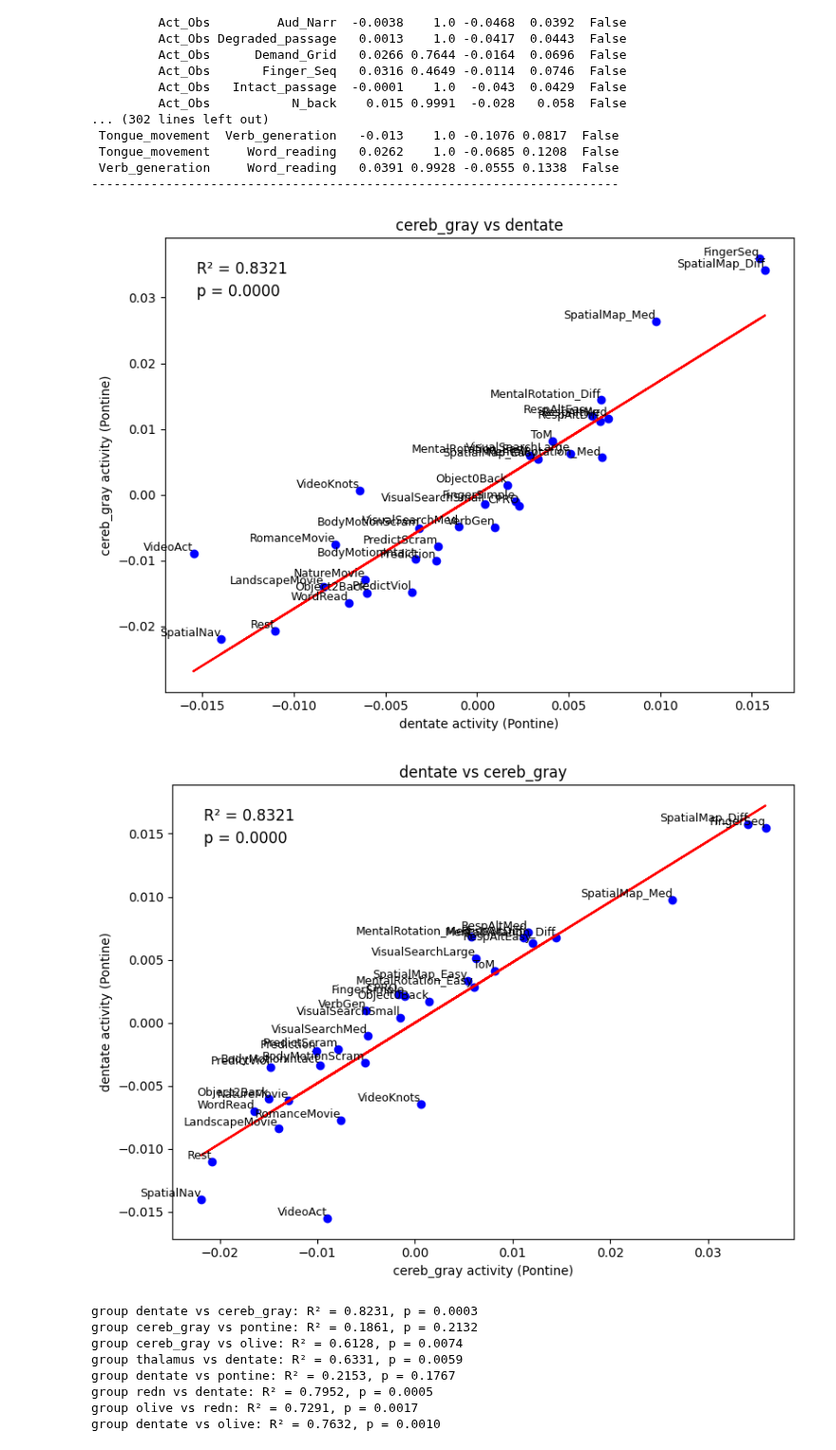
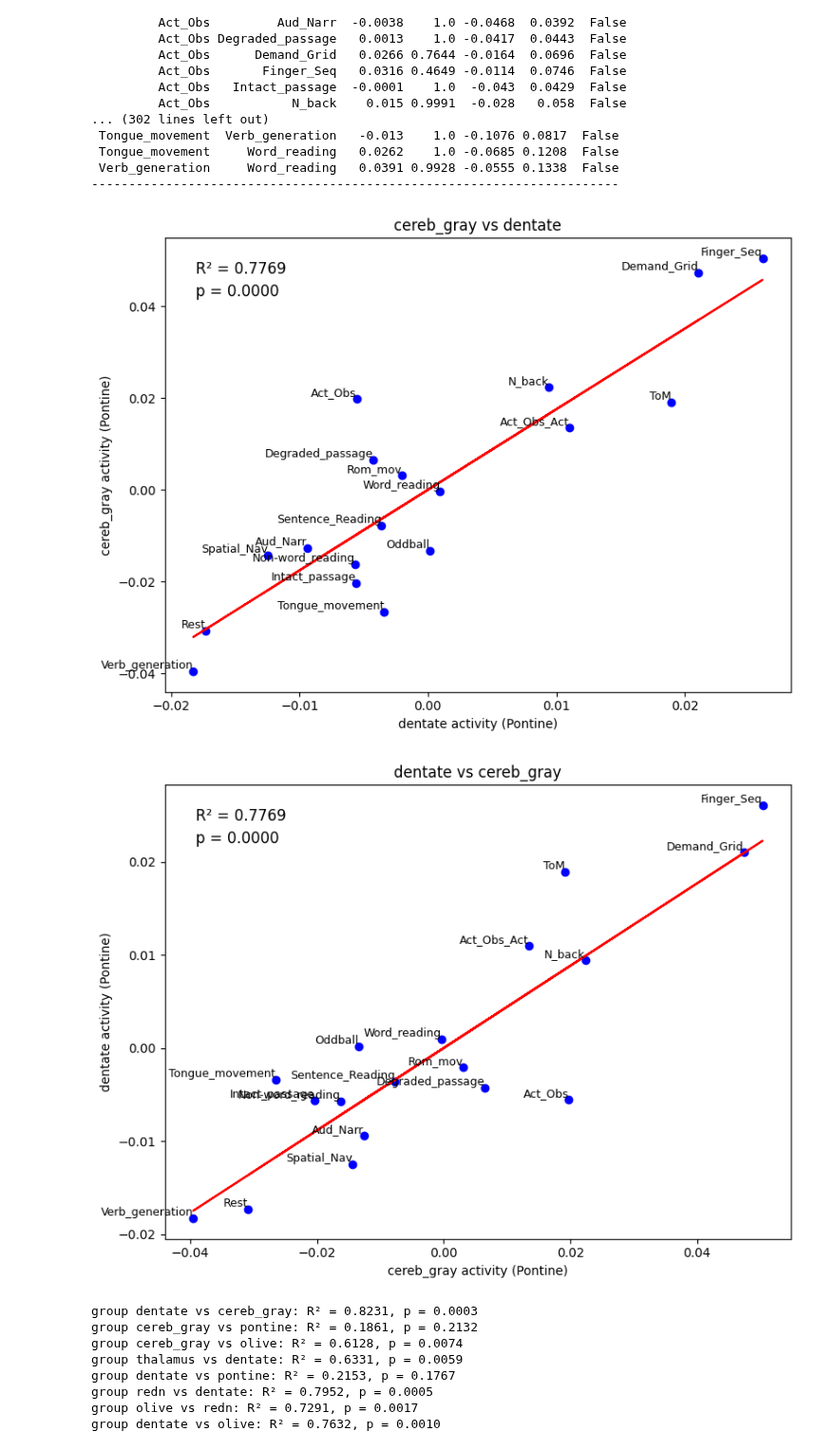
Before and after one commit to DiedrichsenLab/Pontine7T, a Jupyter notebook: notebooks/regressions_t-tests.ipynb, the cells around one changed output. Shown at 95% size. Cells and saved outputs as stored; diff of their text form; code cells hidden in the pictures.

Commit message:
fixed language dataset

```diff
--- a/notebooks/regressions_t-tests.ipynb
+++ b/notebooks/regressions_t-tests.ipynb
@@ -29,9 +29,10 @@ please provide us feedback at https://github.com/pandas-dev/pandas/issues/54466
 # %%
 wk_dir = '/Volumes/diedrichsen_data$/data/Cerebellum/Pontine7T/RegionOfInterest_BOLDMNI/data/group' #2min52 sec to load
 
-dentate = np.load(wk_dir + '/data_dentate.npy')  #shape (16,16,10,voxels) (subj x repetition x condition x voxels)
-cereb_gray = np.load(wk_dir + '/data_cerebgray.npy')
-redn = np.load(wk_dir + '/data_rednucleus.npy')
-thalamus = np.load(wk_dir + '/data_thalamus.npy')
-pontine = np.load(wk_dir + '/data_pontine.npy')
-olive = np.load(wk_dir + '/data_olive.npy')
+dentate_lang = np.load(wk_dir + '/Lang_dentate2.npy')  #shape (16,16,10,voxels) (subj x repetition x condition x voxels)
+cereb_gray_lang = np.load(wk_dir + '/Lang_cereb_gray2.npy')
+
+dentate_lang_p = np.load(wk_dir + '/Lang_dentate.npy')  #shape (16,16,10,voxels) (subj x repetition x condition x voxels)
+cereb_gray_lang_p = np.load(wk_dir + '/Lang_cereb_gray.npy')
+
+print("HEY")
@@ -103,37 +99,37 @@ Dentate: F-value = 2.1413, p-value = 0.00593227584995731881123415263346032588742
 # %%
 #group-level regression (creating .tsv files)
 
-cereb_gray_mdtb_ses2 = np.nan_to_num(cereb_gray_mdtb_ses2)
+cereb_gray_lang = np.nan_to_num(cereb_gray_lang)
 
-y = np.mean(dentate_mdtb_ses2, axis=(0,1,3)) #shape (10,) #avg activity per condition across subjects, runs, and voxels
+x = np.mean(dentate_lang, axis=(0,1,3)) #shape (10,) #avg activity per condition across subjects, runs, and voxels
 
-x = np.mean(cereb_gray_mdtb_ses2, axis=(0,1,3))
+y = np.mean(cereb_gray_lang, axis=(0,1,3))
 
 #condition_names_pontine = ["Instr", "Vis_S", "F_Seq", "ToM", "N_back", "Sem_Pred", "Act_Obs", "Flex_Ext", "Rest", "Rom_mov"]
-#condition_labels_language = ["Rest", "Word_reading", "Verb_generation", "Act_Obs_Act", "Act_Obs", "Intact_passage", "Degraded_passage",
- #                       "Tongue_movement", "Finger_Seq", "ToM", "Aud_Narr", "N_back", "Oddball", "Demand_Grid", "Rom_mov", "Spatial_Nav",
-  #                      "Sentence_Reading", "Non-word_reading"]
+condition_labels_language = ["Rest", "Word_reading", "Verb_generation", "Act_Obs_Act", "Act_Obs", "Intact_passage", "Degraded_passage",
+                        "Tongue_movement", "Finger_Seq", "ToM", "Aud_Narr", "N_back", "Oddball", "Demand_Grid", "Rom_mov", "Spatial_Nav",
+                        "Sentence_Reading", "Non-word_reading"]
 
 #condition_labels_mdtb_ses1 = ["NoGo","Go", "ToM", "VideoAct","VideoKnots", "Unpleas_Scenes", "Pleas_scenes", "Math", "Digit_Judg"
         #            ,"CheckerBoard", "Sad_Faces", "Happy_Faces", "Interval_Timing", "Motor_Imagery", "Finger_Simple", "Finger_Seq"
           #          ,"Verbal0Back", "Verbal2Back","Object0Back", "Object2Back", "Spatial_Nav", "StroopIncon", "StroopCon", "Verb_generation",
      #               "Word_reading", "Vis_S_Small", "Vis_S_Med", "Vis_S_Large", "Rest"]
 
-condition_labels_mdtb_ses2 = ["CPRO", "Prediction", "PredictViol", "PredictScram", "VerbGen", "WordRead", "SpatialNav", "SpatialMap_Easy",
-                              "SpatialMap_Med", "SpatialMap_Diff", "NatureMovie", "RomanceMovie", "LandscapeMovie", "FingerSimple", "FingerSeq",
-                              "MentalRotation_Easy", "MentalRotation_Med", "MentalRotation_Diff", "Object0Back", "Object2Back",
-                              "BodyMotionIntact", "BodyMotionScram", "RespAltEasy", "RespAltMed", "RespAltDiff", "VisualSearchSmall", "VisualSearchMed",
-                              "VisualSearchLarge","ToM", "VideoAct", "VideoKnots", "Rest"]
+#condition_labels_mdtb_ses2 = ["CPRO", "Prediction", "PredictViol", "PredictScram", "VerbGen", "WordRead", "SpatialNav", "SpatialMap_Easy",
+ #                             "SpatialMap_Med", "SpatialMap_Diff", "NatureMovie", "RomanceMovie", "LandscapeMovie", "FingerSimple", "FingerSeq",
+  #                            "MentalRotation_Easy", "MentalRotation_Med", "MentalRotation_Diff", "Object0Back", "Object2Back",
+   #                           "BodyMotionIntact", "BodyMotionScram", "RespAltEasy", "RespAltMed", "RespAltDiff", "VisualSearchSmall", "VisualSearchMed",
+    #                          "VisualSearchLarge","ToM", "VideoAct", "VideoKnots", "Rest"]
 
 results = []
 
 # Linear regression
 slope, intercept, r_value, p_value, std_err = linregress(x, y)
 regression_line = f"{slope:.4f} * x + {intercept:.4f}"  # Store as a string
-F_value = (r_value**2 / (1 - r_value**2)) * ((len(condition_labels_mdtb_ses2) - 2) / 1)
+F_value = (r_value**2 / (1 - r_value**2)) * ((len(condition_labels_language) - 2) / 1)
 
-for i in range(len(condition_labels_mdtb_ses2)):
-    results.append(["group", "dentate vs cereb_gray", condition_labels_mdtb_ses2[i], x[i], y[i], regression_line, r_value**2, F_value, p_value, "MDTB_ses2"])
+for i in range(len(condition_labels_language)):
+    results.append(["group", "cereb_gray vs dentate", condition_labels_language[i], x[i], y[i], regression_line, r_value**2, F_value, p_value, "Language"])
 
 # Convert to a DataFrame
 df = pd.DataFrame(results, columns=["Subjects", "ROIs", "cond", "x", "y", "regression line", "R2", "F-value", "p-value", "dataset"])
@@ -145,7 +141,7 @@ df.to_csv("group_ROI_correlations.tsv", sep="\t", mode = 'a', index=False)
 
 df = pd.read_csv('group_ROI_correlations.tsv', sep="\t")
 
-df = df[df["dataset"] == "MDTB_ses2"]
+df = df[df["dataset"] == "Language"]
 
 # List of ROI pairs to loop over
 roi_pairs = [
@@ -174,35 +170,35 @@ for roi in roi_pairs:
     slope, intercept = map(float, regression_line.split(" * x + "))
 
     # Create a scatter plot
     plt.figure(figsize=(8, 6))
     plt.scatter(x, y, color="blue")
 
     # Plot regression line
     plt.plot(x, slope * x + intercept, color="red")
 
     # Add labels and title
     plt.xlabel(f"{roi.split(' vs ')[1]} activity (Pontine)")
     plt.ylabel(f"{roi.split(' vs ')[0]} activity (Pontine)")
     plt.title(f"{roi}")
 
     # Extract statistical values
     r_squared = float(roi_data['R2'].iloc[0])
     p_value = float(roi_data['p-value'].iloc[0])
 
     # Display R² and p-value on the plot
     plt.text(0.05, 0.95, f"R² = {r_squared:.4f}", transform=plt.gca().transAxes, fontsize=12, verticalalignment='top', color='black')
     plt.text(0.05, 0.90, f"p = {p_value:.4f}", transform=plt.gca().transAxes, fontsize=12, verticalalignment='top', color='black')
 
     # Add condition labels to points
     for i, label in enumerate(condition_labels):
         plt.text(x.iloc[i], y.iloc[i], label, fontsize=9, color='black', ha='right', va='bottom')
 
     # Show the plot
     plt.tight_layout()
     plt.show()
 # %% [output]
-[figure, old version]
+[figure, new version]
-[figure, old version]
+[figure, new version]
 # %%
 #group: list R^2 values and p-value per roi
 
```
Also changed, not shown: parts of 4 cells of this notebook, 6 other files.
